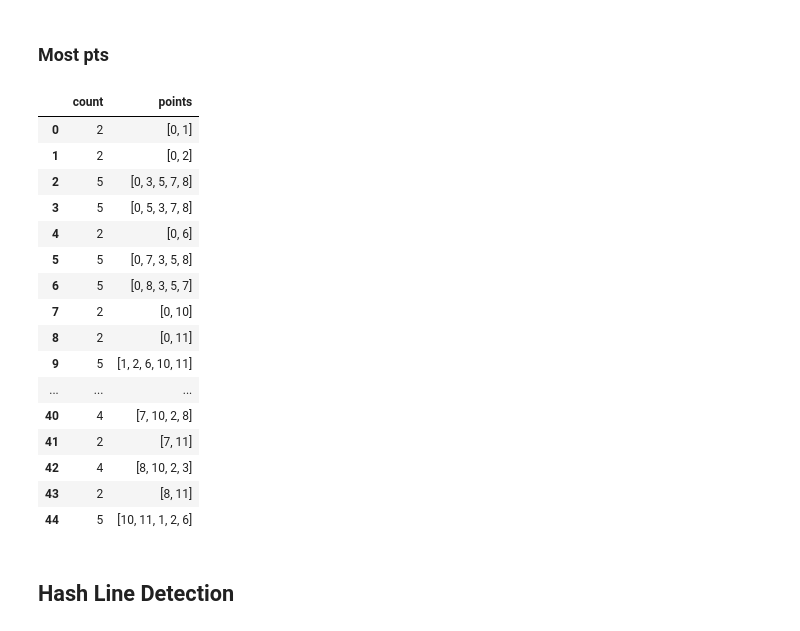
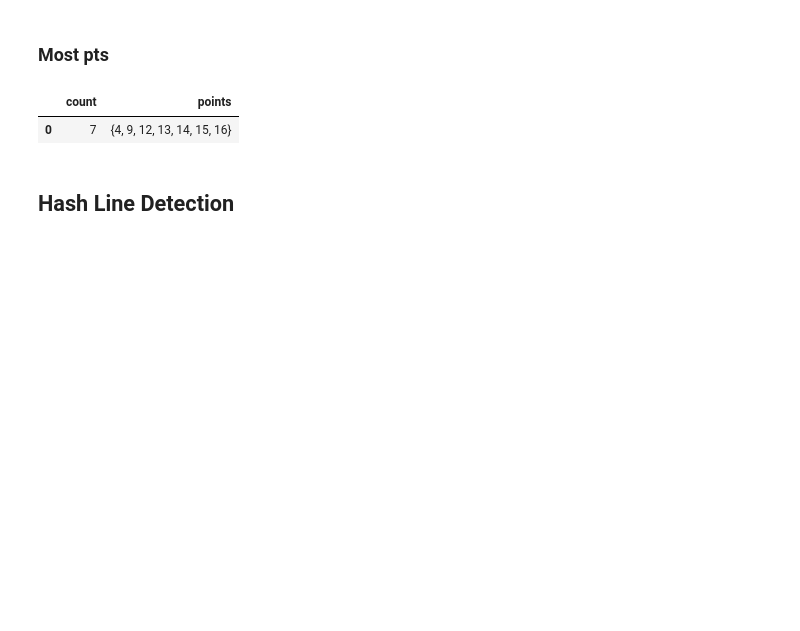
Before and after one commit to PhilJ0ly/football_field_line_detection, a Jupyter notebook: homography.ipynb, the cells around one changed output. Drawn from its saved outputs; the diff is of its cells as text; code cells hidden in the pictures; blank space fills up the shorter version.

Commit message:
fixed find all lines and instituted a merge line method. now have to do best_line

```diff
--- a/homography.ipynb
+++ b/homography.ipynb
@@ -240,7 +240,7 @@ def get_all_lines(lbls, tresh):
                     "point": b1,
                     "basis": slope_middle
                 },
-                "points": {id1, id2},
+                "points": set([id1, id2]),
                 "count": 2
             }
 
@@ -274,13 +274,19 @@ def get_all_lines(lbls, tresh):
                 if id != id1 and id != id2:
                     x = lbls[k]["x"]
                     y = lbls[k]["y"]
+                    # w = lbls[k]["width"]
+                    # h = lbls[]
 
                     top_pred = slope_top*(x-t1[0])+t1[1]
-                    bottom_pred = slope_bottom*(x-t1[0])+t1[1]
+                    bottom_pred = slope_bottom*(x-b1[0])+b1[1]
 
-                    if y >= bottom_pred - tresh and y <= top_pred + tresh:
+                    if y <= bottom_pred + tresh and y >= top_pred - tresh:
                         line["points"].add(id)
                         line["count"] += 1
+
+                        if line["count"] == len(lbls):
+                            return [line]
+
 
             lines.append(line)
 
@@ -306,26 +335,13 @@ def get_best_lines(lbls, tresh):
 # %%
 hashes = [x for x in lbls["boxes"] if x["label"] == "hash"]
-lines = get_all_lines(hashes, tresh=10)
+edges = [x for x in lbls["boxes"] if x["label"] == "edge"]
+lines = get_all_lines(edges, tresh=0)
+# lines = merge_lines(lines)
 df = pd.DataFrame(lines)
 df[["count", "points"]]
 # %% [output]
 |  | count | points |
-| 0 | 2 | [0, 1] |
-| 1 | 2 | [0, 2] |
-| 2 | 5 | [0, 3, 5, 7, 8] |
-| 3 | 5 | [0, 5, 3, 7, 8] |
-| 4 | 2 | [0, 6] |
-| 5 | 5 | [0, 7, 3, 5, 8] |
-| 6 | 5 | [0, 8, 3, 5, 7] |
-| 7 | 2 | [0, 10] |
-| 8 | 2 | [0, 11] |
-| 9 | 5 | [1, 2, 6, 10, 11] |
-| ... | ... | ... |
-| 40 | 4 | [7, 10, 2, 8] |
-| 41 | 2 | [7, 11] |
-| 42 | 4 | [8, 10, 2, 3] |
-| 43 | 2 | [8, 11] |
-| 44 | 5 | [10, 11, 1, 2, 6] |
+| 0 | 7 | {4, 9, 12, 13, 14, 15, 16} |
 # %% [markdown]
 ## Hash Line Detection
 # %% [markdown]
```
Also changed, not shown: parts of 2 cells of this notebook.
